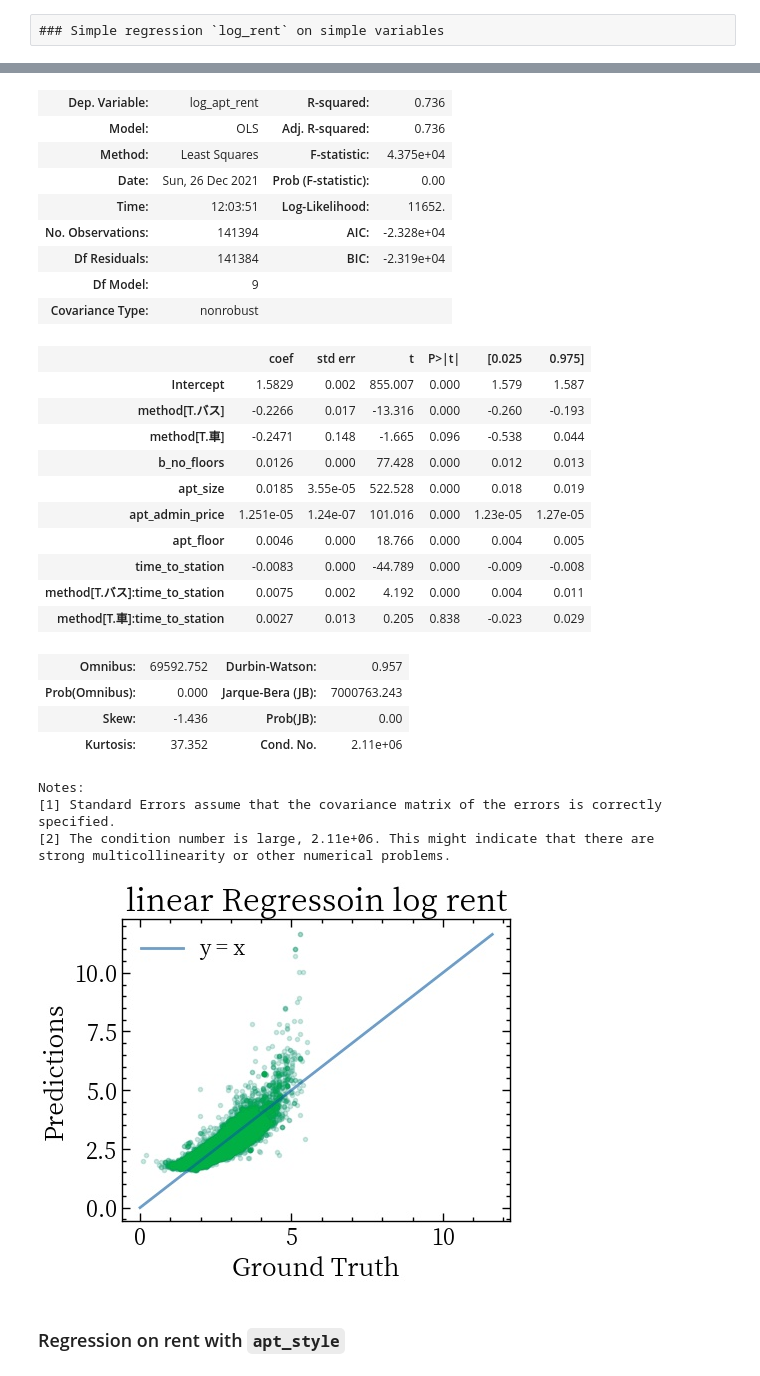
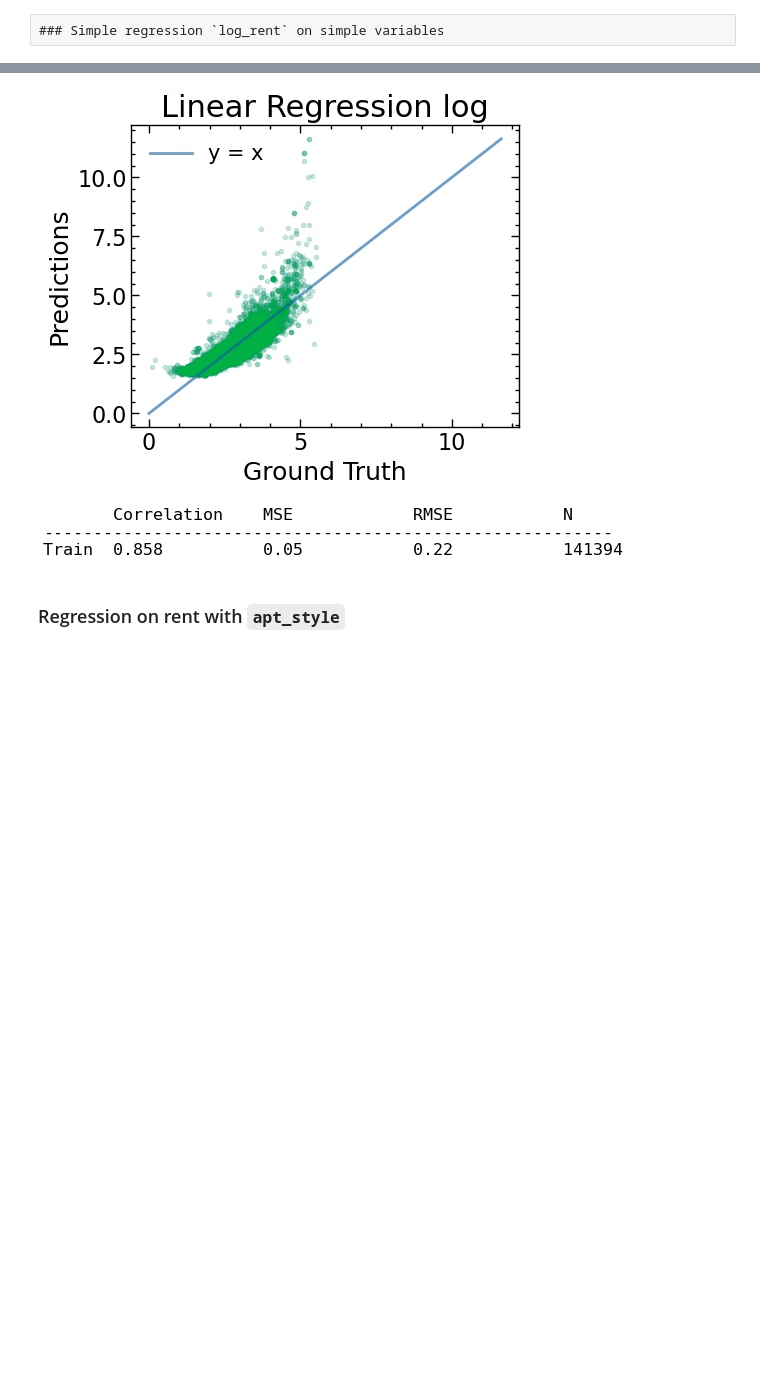
Before and after one commit to jiyans/real_estate_analysis, a Jupyter notebook: analysis/python/eda.ipynb, the cells around one changed output, grey strips where cells are left out. Drawn from its saved outputs; the diff is of its cells as text; code cells hidden in the pictures; blank space fills up the shorter version.

```diff
--- a/analysis/python/eda.ipynb
+++ b/analysis/python/eda.ipynb
@@ -73,12 +59,12 @@ def linear_model(formula, df, targ,model_name=None):
     results = smf.ols(formula.format(targ), data=df).fit()
     preds = results.predict(df)
     targs = df[targ]
-
     if model_name is None:
         model_name = formula.format(targ)
-    fig, ax = plot_regression_once(preds,targs,model_name)
+    fig,annot = plot_regression_once(preds,targs,model_name)
+    print(annot)
     fig.savefig("../../paper/assets/" + model_name + ".jpg")
-    return results,p,ax
+    return results,fig
 
 def set_base(ser, base):
     cats = list(ser.unique())
@@ -145,6 +121,6 @@ res,p = linear_model("{} ~"
                         "+ apt_floor"
                         "+ method * time_to_station"
                         # "+ station"
-                        ,df, "log_apt_rent", model_name="linear Regressoin log rent")
-res.summary()
+                        ,df, "log_apt_rent", model_name="Linear Regression log")
+# res.summary()
 # %% [output]
@@ -152,32 +130,4 @@ OLS Regression Results
-| Dep. Variable: | log_apt_rent | R-squared: | 0.736 |
-| Model: | OLS | Adj. R-squared: | 0.736 |
-| Method: | Least Squares | F-statistic: | 4.375e+04 |
-| Date: | Sun, 26 Dec 2021 | Prob (F-statistic): | 0.00 |
-| Time: | 12:03:51 | Log-Likelihood: | 11652. |
-| No. Observations: | 141394 | AIC: | -2.328e+04 |
-| Df Residuals: | 141384 | BIC: | -2.319e+04 |
-| Df Model: | 9 |  |  |
-| Covariance Type: | nonrobust |  |  |
-|  | coef | std err | t | P>|t| | [0.025 | 0.975] |
-| Intercept | 1.5829 | 0.002 | 855.007 | 0.000 | 1.579 | 1.587 |
-| method[T.バス] | -0.2266 | 0.017 | -13.316 | 0.000 | -0.260 | -0.193 |
-| method[T.車] | -0.2471 | 0.148 | -1.665 | 0.096 | -0.538 | 0.044 |
-| b_no_floors | 0.0126 | 0.000 | 77.428 | 0.000 | 0.012 | 0.013 |
-| apt_size | 0.0185 | 3.55e-05 | 522.528 | 0.000 | 0.018 | 0.019 |
-| apt_admin_price | 1.251e-05 | 1.24e-07 | 101.016 | 0.000 | 1.23e-05 | 1.27e-05 |
-| apt_floor | 0.0046 | 0.000 | 18.766 | 0.000 | 0.004 | 0.005 |
-| time_to_station | -0.0083 | 0.000 | -44.789 | 0.000 | -0.009 | -0.008 |
-| method[T.バス]:time_to_station | 0.0075 | 0.002 | 4.192 | 0.000 | 0.004 | 0.011 |
-| method[T.車]:time_to_station | 0.0027 | 0.013 | 0.205 | 0.838 | -0.023 | 0.029 |
-| Omnibus: | 69592.752 | Durbin-Watson: | 0.957 |
-| Prob(Omnibus): | 0.000 | Jarque-Bera (JB): | 7000763.243 |
-| Skew: | -1.436 | Prob(JB): | 0.00 |
-| Kurtosis: | 37.352 | Cond. No. | 2.11e+06 |
-Notes:
-[1] Standard Errors assume that the covariance matrix of the errors is correctly specified.
-[2] The condition number is large, 2.11e+06. This might indicate that there are
-strong multicollinearity or other numerical problems.
-[figure, old version]
+[figure, new version]
 # %% [markdown]
 ### Regression on rent with `apt_style`
 # %%
```
Also changed, not shown: parts of 22 cells of this notebook.
